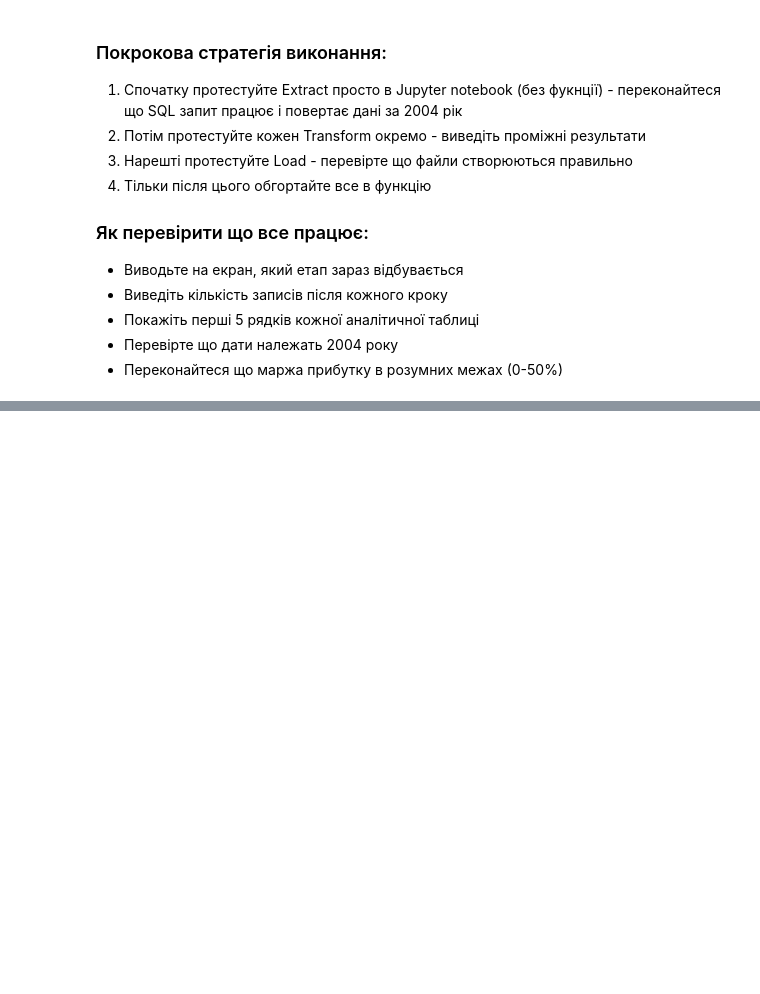
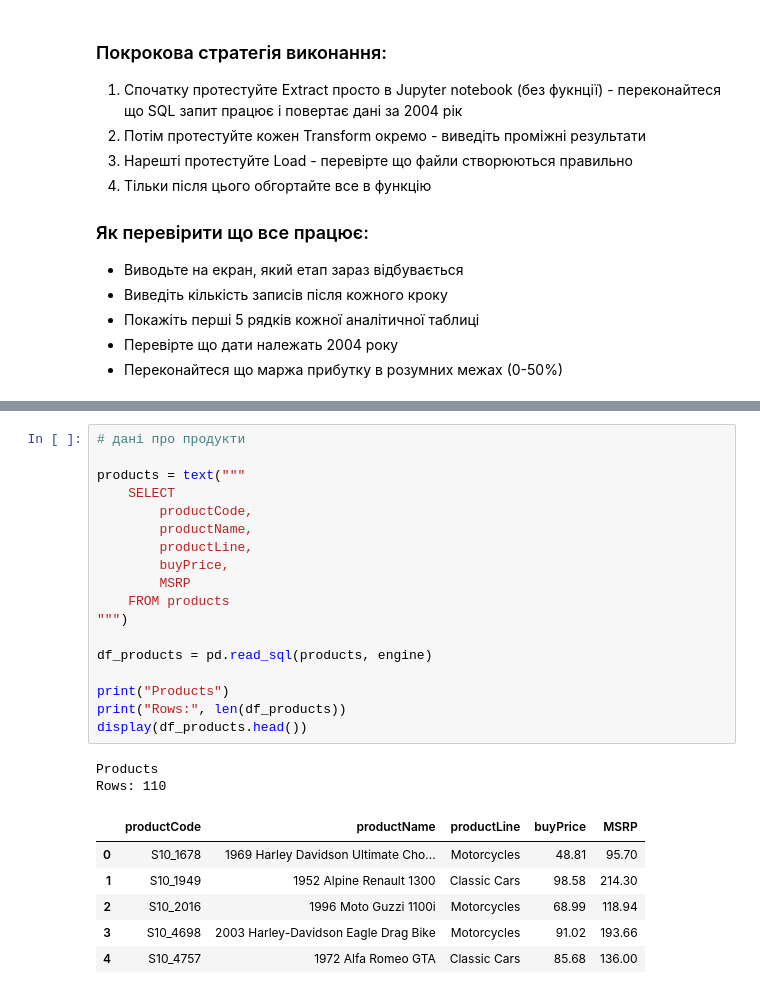
Before and after one commit to OlenaBabko/DataAnalytics_DataLovesAcademy, a Jupyter notebook: modul_12_Python integration with DB and API_ETL processes_Transactions/hw/HW_12_3_Working_with_API_creating_ETL_pipeline.ipynb, the cells around one changed output, grey strips where cells are left out. Cells and saved outputs as stored; diff of their text form; blank space fills up the shorter version.

```diff
--- a/modul_12_Python integration with DB and API_ETL processes_Transactions/hw/HW_12_3_Working_with_API_creating_ETL_pipeline.ipynb
+++ b/modul_12_Python integration with DB and API_ETL processes_Transactions/hw/HW_12_3_Working_with_API_creating_ETL_pipeline.ipynb
@@ -362,0 +428,27 @@ pd.read_sql("SHOW TABLES FROM classicmodels", engine)
+# %%
+# дані про продукти
+
+products = text("""
+    SELECT
+        productCode,
+        productName,
+        productLine,
+        buyPrice,
+        MSRP
+    FROM products
+""")
+
+df_products = pd.read_sql(products, engine)
+
+print("Products")
+print("Rows:", len(df_products))
+display(df_products.head())
+# %% [output]
+Products
+Rows: 110
+|  | productCode | productName | productLine | buyPrice | MSRP |
+| 0 | S10_1678 | 1969 Harley Davidson Ultimate Cho... | Motorcycles | 48.81 | 95.70 |
+| 1 | S10_1949 | 1952 Alpine Renault 1300 | Classic Cars | 98.58 | 214.30 |
+| 2 | S10_2016 | 1996 Moto Guzzi 1100i | Motorcycles | 68.99 | 118.94 |
+| 3 | S10_4698 | 2003 Harley-Davidson Eagle Drag Bike | Motorcycles | 91.02 | 193.66 |
+| 4 | S10_4757 | 1972 Alfa Romeo GTA | Classic Cars | 85.68 | 136.00 |
```
Also changed, not shown: parts of 12 cells of this notebook.
